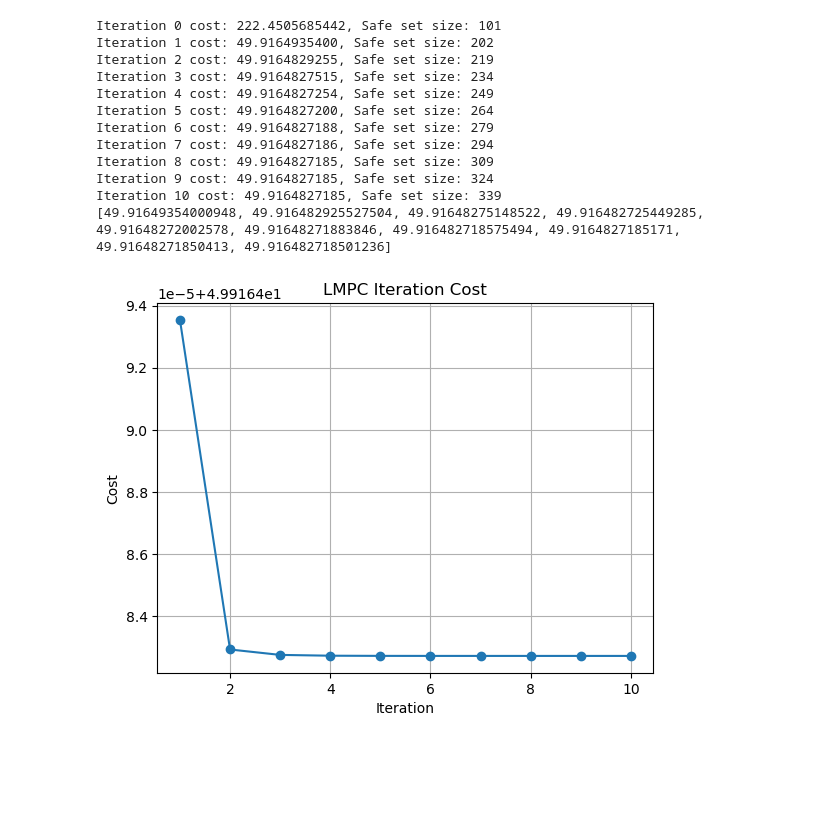
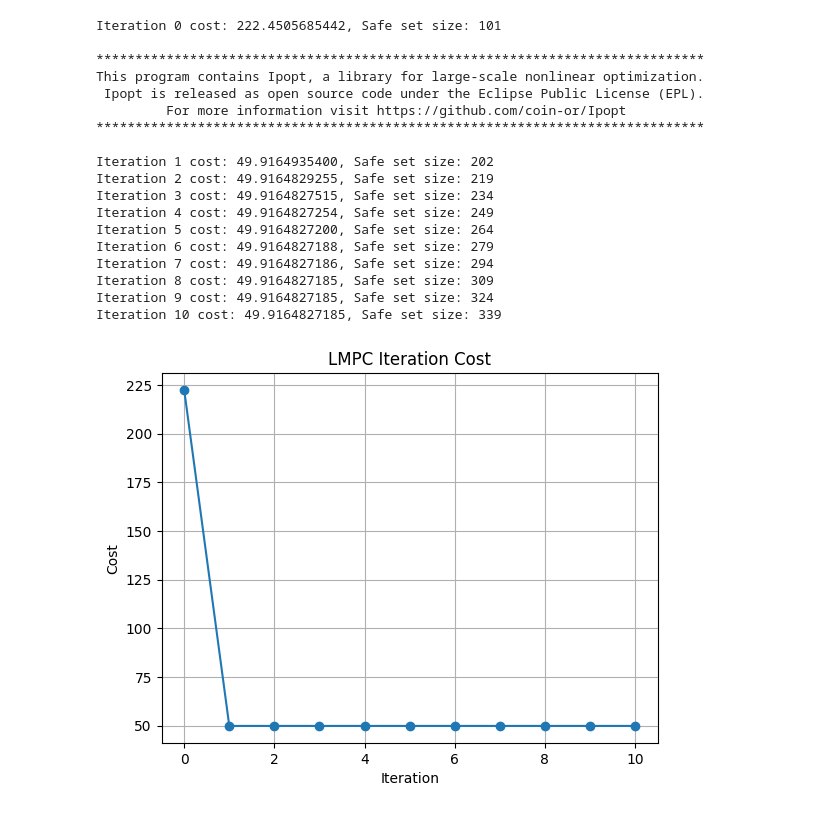
Before and after one commit to andrewyzhuang/mae271D, a Jupyter notebook: Test_2_LPMC.ipynb, the cells around one changed output. Drawn from its saved outputs; the diff is of its cells as text; code cells hidden in the pictures; blank space fills up the shorter version.

Commit message:
updated iteration cost plot to include cost at iteration 0 added code to install casadi in colab

```diff
--- a/Test_2_LPMC.ipynb
+++ b/Test_2_LPMC.ipynb
@@ -188,42 +197,50 @@ for j in range(max_iters):
     all_trajectories.append(x_traj)
     print(f"Iteration {j+1} cost: {cost:.10f}, Safe set size: {len(ss_x)}")
 
-print(all_costs)
+all_costs.insert(0, init_cost.item())
+
 # Plot cost per iteration
 plt.figure()
-ind = np.arange(1, j + 2)
+ind = np.arange(0, j + 2)
 plt.plot(ind, all_costs, marker='o')
+plt.xticks(range(0, max_iters+1))
 plt.xlabel('Iteration')
 plt.ylabel('Cost')
 plt.title('LMPC Iteration Cost')
 plt.grid(True)
 plt.show()
 
 # Plot trajectories
 plt.figure()
 x_plot = np.array(init_x_traj)
 plt.plot(x_plot[:, 0], x_plot[:, 1], label=f"Iter {0}")
 for j, x_traj in enumerate(all_trajectories):
     x_plot = np.array(x_traj)
     plt.plot(x_plot[:, 0], x_plot[:, 1], label=f"Iter {j+1}")
 plt.xlabel('x1')
 plt.ylabel('x2')
 plt.title('State Trajectories over Iterations')
 plt.legend()
 plt.grid(True)
 plt.show()
 # %% [output]
 Iteration 0 cost: 222.4505685442, Safe set size: 101
+
+******************************************************************************
+This program contains Ipopt, a library for large-scale nonlinear optimization.
+ Ipopt is released as open source code under the Eclipse Public License (EPL).
+         For more information visit https://github.com/coin-or/Ipopt
+******************************************************************************
+
 Iteration 1 cost: 49.9164935400, Safe set size: 202
 Iteration 2 cost: 49.9164829255, Safe set size: 219
 Iteration 3 cost: 49.9164827515, Safe set size: 234
 Iteration 4 cost: 49.9164827254, Safe set size: 249
 Iteration 5 cost: 49.9164827200, Safe set size: 264
 Iteration 6 cost: 49.9164827188, Safe set size: 279
 Iteration 7 cost: 49.9164827186, Safe set size: 294
 Iteration 8 cost: 49.9164827185, Safe set size: 309
 Iteration 9 cost: 49.9164827185, Safe set size: 324
 Iteration 10 cost: 49.9164827185, Safe set size: 339
-[49.91649354000948, 49.916482925527504, 49.91648275148522, 49.916482725449285, 49.91648272002578, 49.91648271883846, 49.916482718575494, 49.9164827185171, 49.91648271850413, 49.916482718501236]
-[figure, old version]
+[figure, new version]
 [figure]
```
Also changed, not shown: parts of 1 cell of this notebook.
